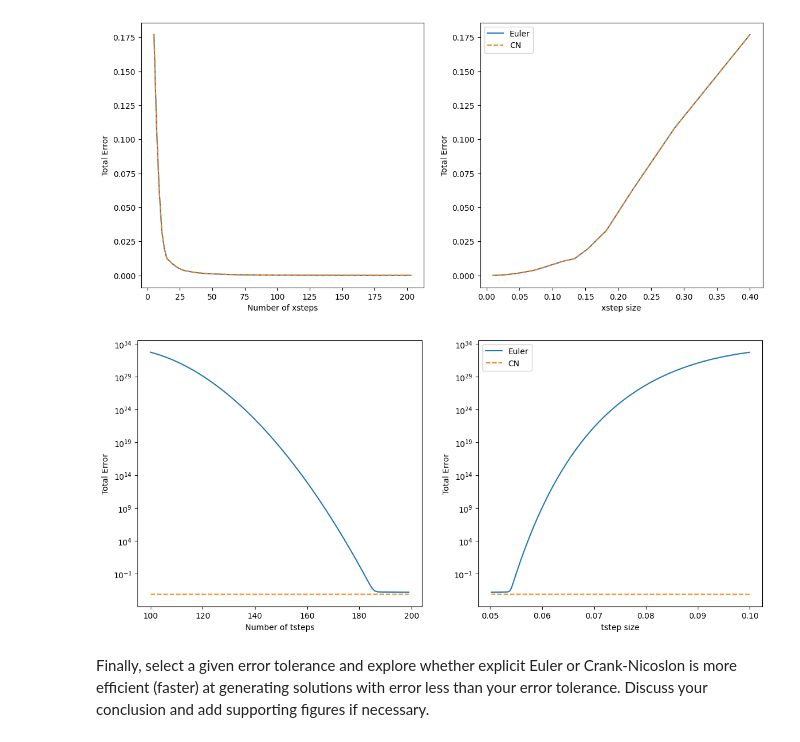
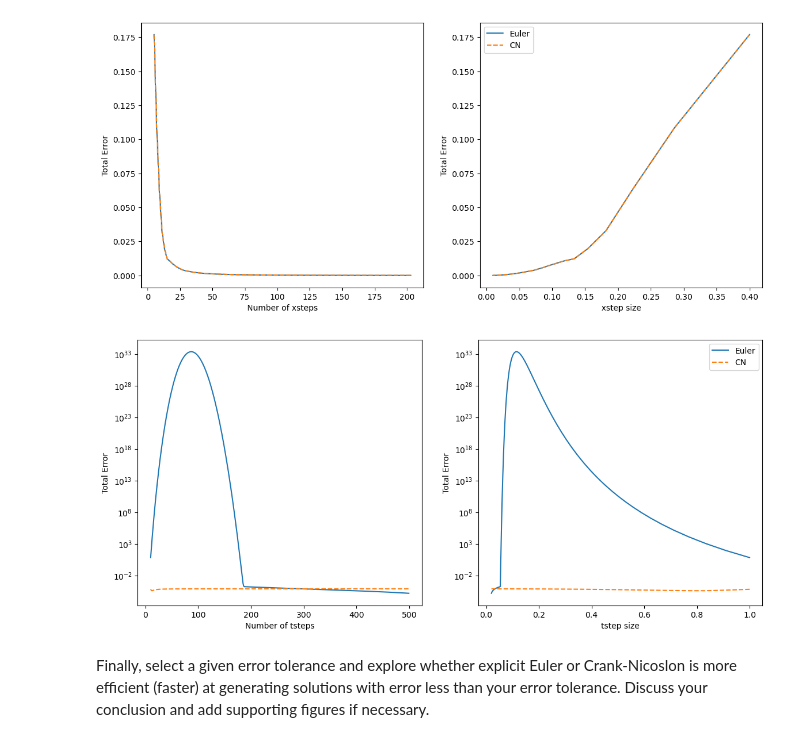
Before and after one commit to Feesh5/QCES, a Jupyter notebook: Project1_numerical_methods.ipynb, the cells around one changed output. Saved outputs shown, nothing was run; the diff lists cells and outputs as text; code cells hidden in the pictures.

```diff
--- a/Project1_numerical_methods.ipynb
+++ b/Project1_numerical_methods.ipynb
@@ -320,7 +320,7 @@ error_EE = []
 error_CN = []
 
 Nx=200
-Nrange = np.arange(100,200,1)
+Nrange = np.arange(10,500,1)
 for i in (Nrange): #Range of Nt to test
   Nt=i
   #Redefine and rerun functions
@@ -333,34 +333,34 @@ for i in (Nrange): #Range of Nt to test
   abs_diff_CN = np.abs(diff_exact(x,kappa,20)-c_CN[:,-1])
 
   #Sum these values to give total error per grid for specific grid spacing, added to our empty array
   error_EE = np.append(error_EE, np.sum(abs_diff_EE)/Nx)
   error_CN = np.append(error_CN, np.sum(abs_diff_CN)/Nx)
 
 
 #Plot error as a function of tstep size
 delta_t =t_end/Nrange
 plt.figure
 
 #Plotting error variation with number of xsteps
 plt.figure(figsize=(14, 6))
 plt.subplot(1, 2, 1)
 plt.plot(Nrange, error_EE,'C0-' ,label = 'Euler')
 plt.plot(Nrange, error_CN,'C1--', label = 'CN')
 plt.xlabel('Number of tsteps')
 plt.ylabel('Total Error')
 plt.yscale("log")
 
 #Plotting error variation with xstep size
 plt.subplot(1, 2, 2)
 plt.plot(delta_t, error_EE,'C0-' ,label = 'Euler')
 plt.plot(delta_t, error_CN,'C1--', label = 'CN')
 plt.yscale("log")
 plt.xlabel('tstep size')
 plt.ylabel('Total Error')
 plt.legend()
 plt.show()
 # %% [output]
-[figure, old version]
+[figure, new version]
 # %% [markdown]
 Finally, select a given error tolerance and explore whether explicit Euler or Crank-Nicoslon is more efficient (faster) at generating solutions with error less than your error tolerance. Discuss your conclusion and add supporting figures if necessary.
 # %% [markdown]
```
Also changed, not shown: parts of 1 cell of this notebook, 1 other file.
